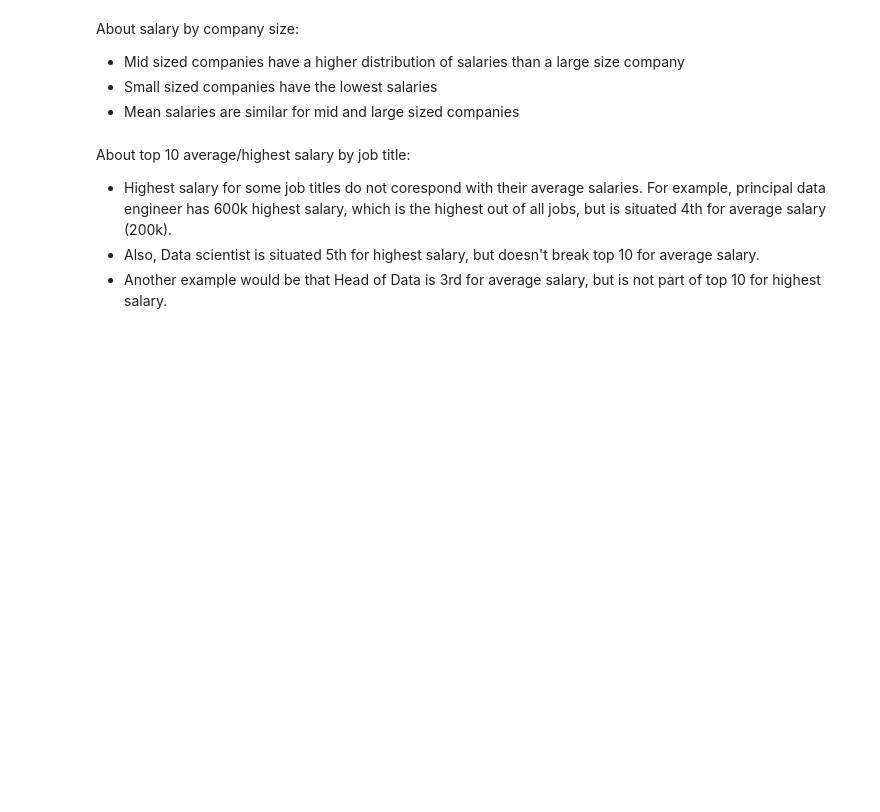
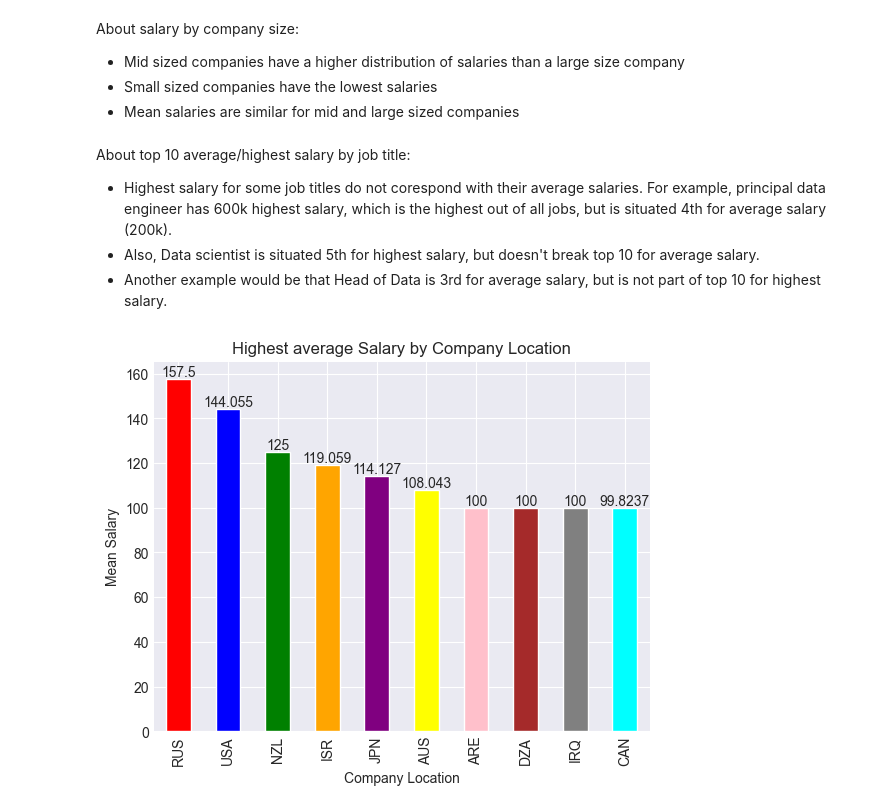
Before and after one commit to NacuAndrei/DataScience-JobSalaries, a Jupyter notebook: DataScienceSalaries.ipynb, the cells around one changed output. Cells and saved outputs as stored; diff of their text form; code cells hidden in the pictures; blank space fills up the shorter version.

Commit message:
Analyzed salaries by company location

```diff
--- a/DataScienceSalaries.ipynb
+++ b/DataScienceSalaries.ipynb
@@ -576,3 +576,33 @@ About top 10 average/highest salary by job title:
  - Highest salary for some job titles do not corespond with their average salaries. For example, principal data engineer has 600k highest salary, which is the highest out of all jobs, but is situated 4th for average salary (200k).
  - Also, Data scientist is situated 5th for highest salary, but doesn't break top 10 for average salary.
  - Another example would be that Head of Data is 3rd for average salary, but is not part of top 10 for highest salary.
+# %%
+converted_country = coco.convert(names=df['company_location'], to="ISO3")
+df['company_location'] = converted_country
+
+salary_location = df.groupby(['salary_in_usd','company_location']).size().reset_index()
+average = salary_location.groupby('company_location').mean().reset_index()
+
+fig = px.choropleth(locations=average['company_location'],
+                    locationmode="ISO-3",
+                    color=average['salary_in_usd'],
+                    color_continuous_scale=px.colors.sequential.solar,
+                    template='plotly_dark',
+                    title = '6.5. Average Salary by Company Location')
+fig.update_layout(font = dict(size=17,family="Franklin Gothic"))
+fig.show()
+# %%
+top_10_avg_salaries_country = df.groupby('company_location')['salary_in_usd'].mean().nlargest(10) / 1000
+
+ax = top_10_avg_salaries_country.plot(kind='bar', color=['red', 'blue', 'green', 'orange', 'purple', 'yellow', 'pink', 'brown', 'gray', 'cyan'])
+
+for bars in ax.containers:
+    ax.bar_label(bars)
+
+plt.xlabel('Company Location')
+plt.ylabel('Mean Salary')
+plt.title('Highest average Salary by Company Location')
+
+plt.show()
+# %% [output]
+[figure, added]
```
Also changed, not shown: parts of 3 cells of this notebook.
